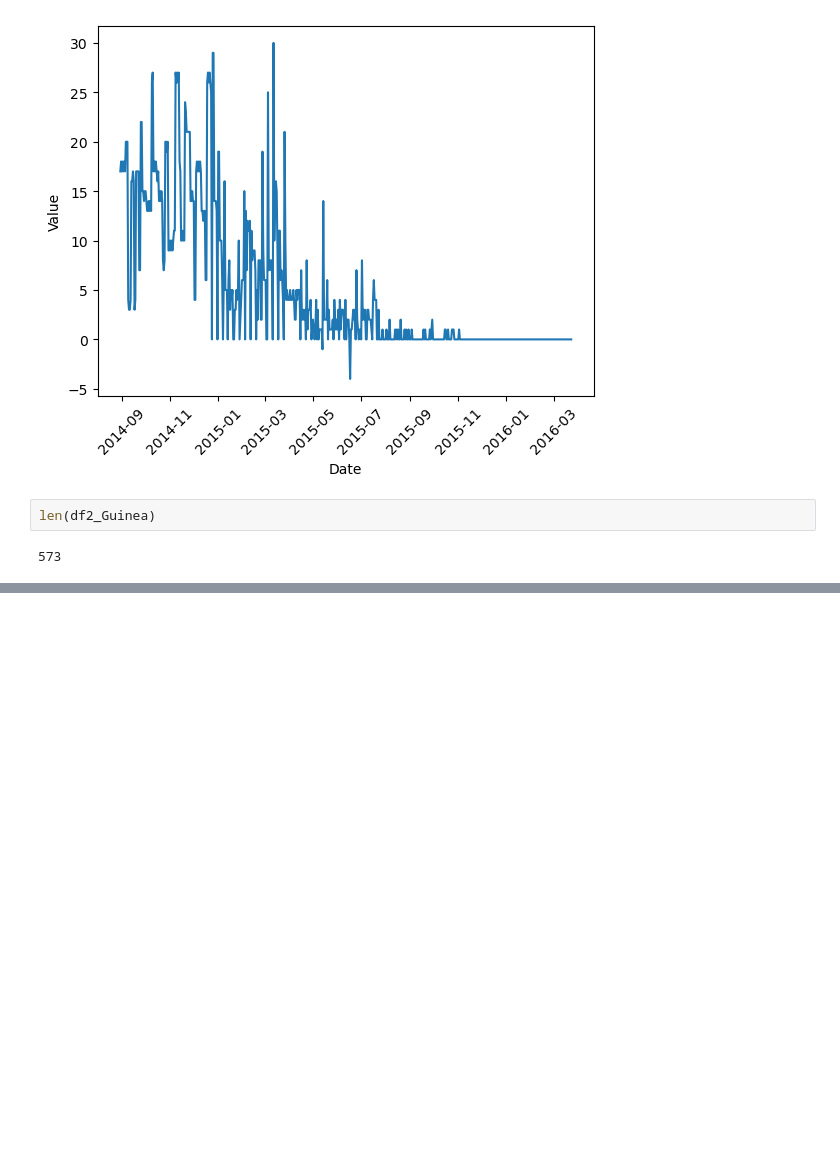
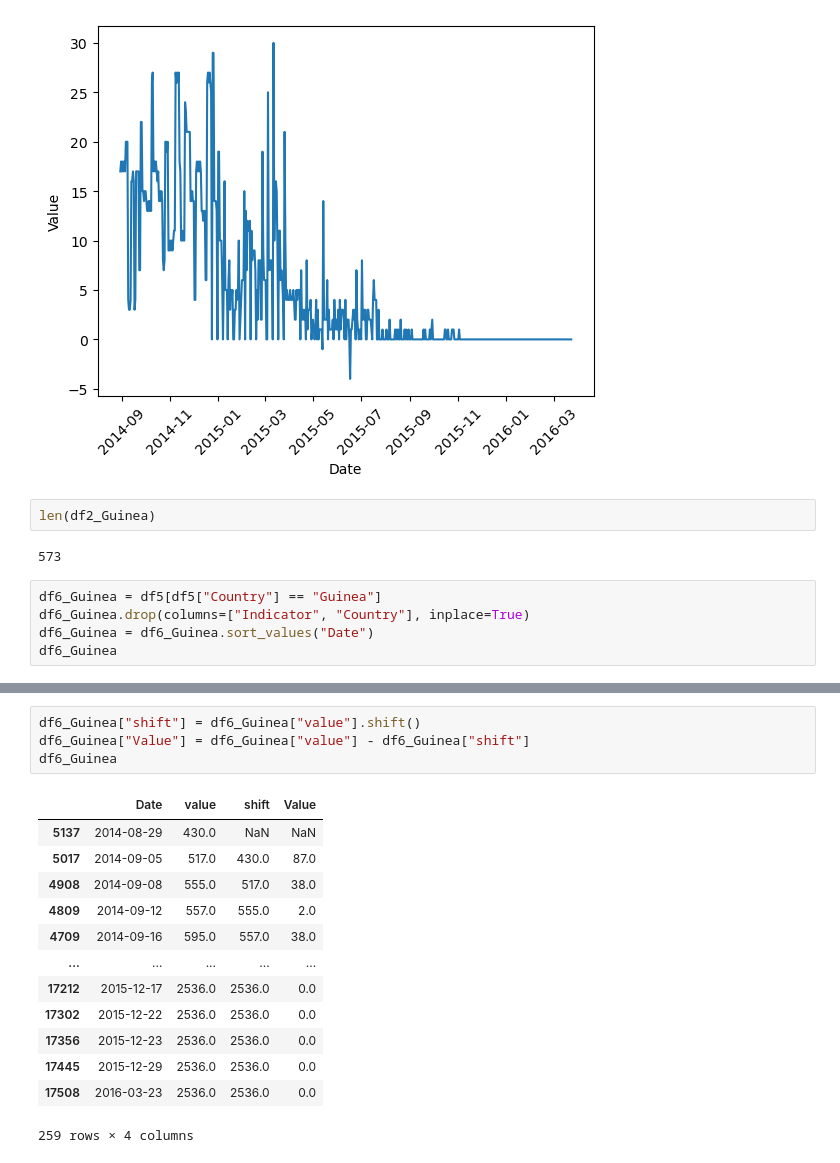
Before and after one commit to rzkynovan/tugas_tsdw, a Jupyter notebook: EDA.ipynb, the cells around one changed output, grey strips where cells are left out. Drawn from its saved outputs; the diff is of its cells as text; blank space fills up the shorter version.

```diff
--- a/EDA.ipynb
+++ b/EDA.ipynb
@@ -311,3 +311,8 @@ plt.show()
 len(df2_Guinea)
 # %% [output]
 573
+# %%
+df6_Guinea = df5[df5["Country"] == "Guinea"]
+df6_Guinea.drop(columns=["Indicator", "Country"], inplace=True)
+df6_Guinea = df6_Guinea.sort_values("Date")
+df6_Guinea
@@ -313,0 +333,18 @@ len(df2_Guinea)
+# %%
+df6_Guinea["shift"] = df6_Guinea["value"].shift()
+df6_Guinea["Value"] = df6_Guinea["value"] - df6_Guinea["shift"]
+df6_Guinea
+# %% [output]
+|  | Date | value | shift | Value |
+| 5137 | 2014-08-29 | 430.0 | NaN | NaN |
+| 5017 | 2014-09-05 | 517.0 | 430.0 | 87.0 |
+| 4908 | 2014-09-08 | 555.0 | 517.0 | 38.0 |
+| 4809 | 2014-09-12 | 557.0 | 555.0 | 2.0 |
+| 4709 | 2014-09-16 | 595.0 | 557.0 | 38.0 |
+| ... | ... | ... | ... | ... |
+| 17212 | 2015-12-17 | 2536.0 | 2536.0 | 0.0 |
+| 17302 | 2015-12-22 | 2536.0 | 2536.0 | 0.0 |
+| 17356 | 2015-12-23 | 2536.0 | 2536.0 | 0.0 |
+| 17445 | 2015-12-29 | 2536.0 | 2536.0 | 0.0 |
+| 17508 | 2016-03-23 | 2536.0 | 2536.0 | 0.0 |
+259 rows × 4 columns
```
Also changed, not shown: parts of 14 cells of this notebook.
